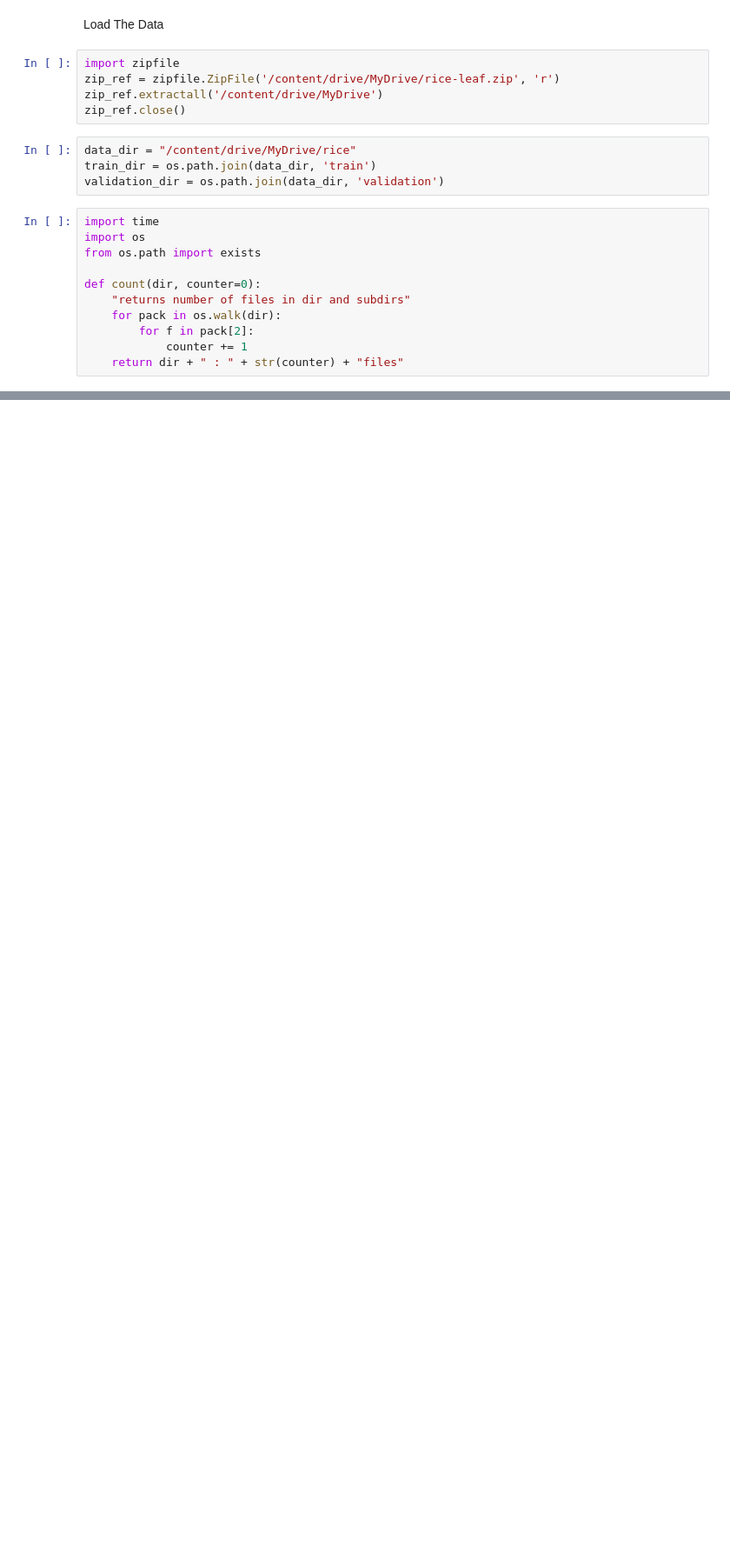
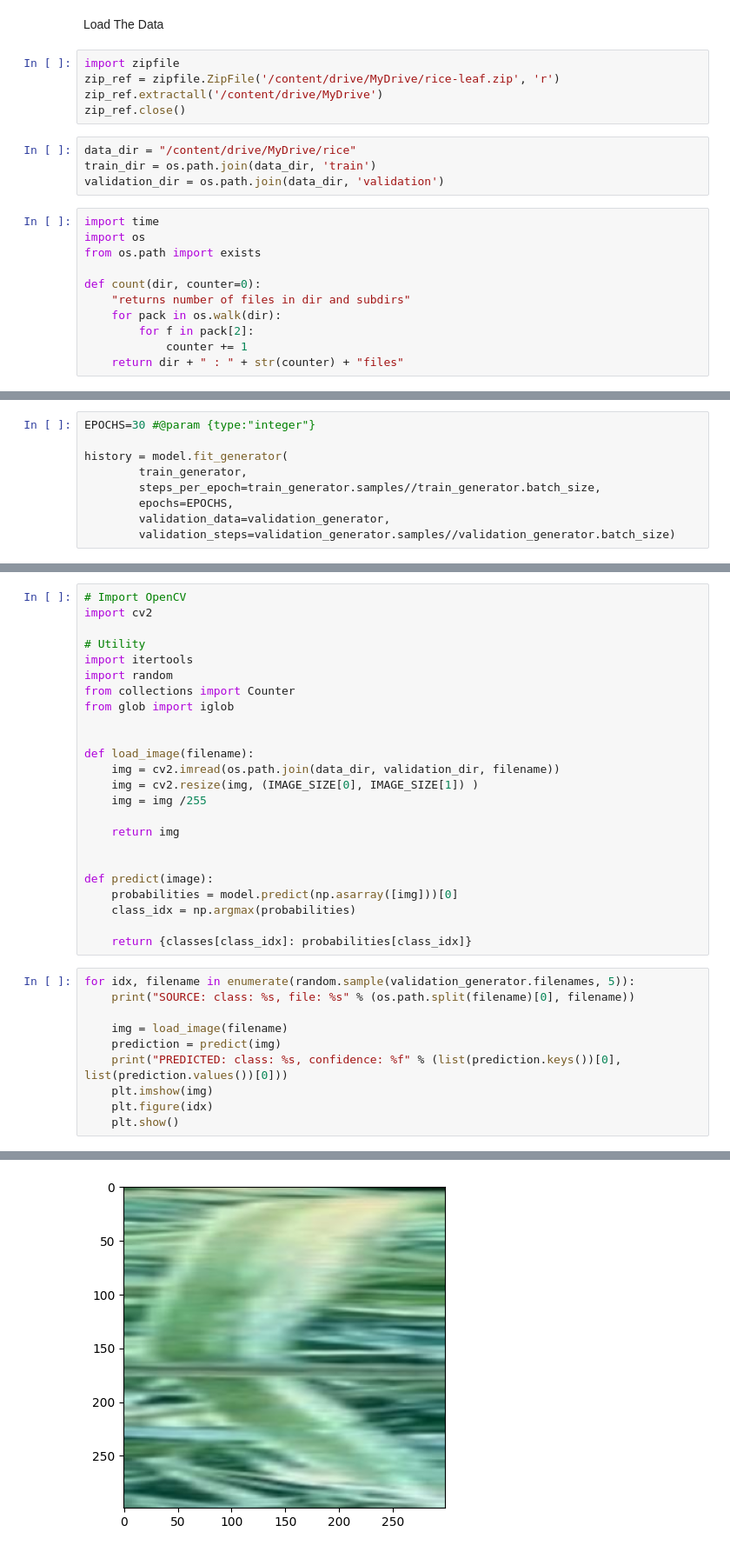
Before and after one commit to krishnagevariya05/Rice_Leaf_Diseases, a Jupyter notebook: Rice_leaf_diseases.ipynb, the cells around one changed output, grey strips where cells are left out. Shown at 87% size. Saved outputs shown, nothing was run; the diff lists cells and outputs as text; blank space fills up the shorter version.

```diff
--- a/Rice_leaf_diseases.ipynb
+++ b/Rice_leaf_diseases.ipynb
@@ -65,0 +207,9 @@ total images for validation : /content/drive/MyDrive/rice/validation : 84files
+# %%
+EPOCHS=30 #@param {type:"integer"}
+
+history = model.fit_generator(
+        train_generator,
+        steps_per_epoch=train_generator.samples//train_generator.batch_size,
+        epochs=EPOCHS,
+        validation_data=validation_generator,
+        validation_steps=validation_generator.samples//validation_generator.batch_size)
@@ -65,0 +279,35 @@ total images for validation : /content/drive/MyDrive/rice/validation : 84files
+# %%
+# Import OpenCV
+import cv2
+
+# Utility
+import itertools
+import random
+from collections import Counter
+from glob import iglob
+
+
+def load_image(filename):
+    img = cv2.imread(os.path.join(data_dir, validation_dir, filename))
+    img = cv2.resize(img, (IMAGE_SIZE[0], IMAGE_SIZE[1]) )
+    img = img /255
+
+    return img
+
+
+def predict(image):
+    probabilities = model.predict(np.asarray([img]))[0]
+    class_idx = np.argmax(probabilities)
+
+    return {classes[class_idx]: probabilities[class_idx]}
+# %%
+for idx, filename in enumerate(random.sample(validation_generator.filenames, 5)):
+    print("SOURCE: class: %s, file: %s" % (os.path.split(filename)[0], filename))
+
+    img = load_image(filename)
+    prediction = predict(img)
+    print("PREDICTED: class: %s, confidence: %f" % (list(prediction.keys())[0], list(prediction.values())[0]))
+    plt.imshow(img)
+    plt.figure(idx)
+    plt.show()
+# %% [output]
@@ -65,0 +317 @@ total images for validation : /content/drive/MyDrive/rice/validation : 84files
+[figure, added]
```
Also changed, not shown: parts of 20 cells of this notebook.
